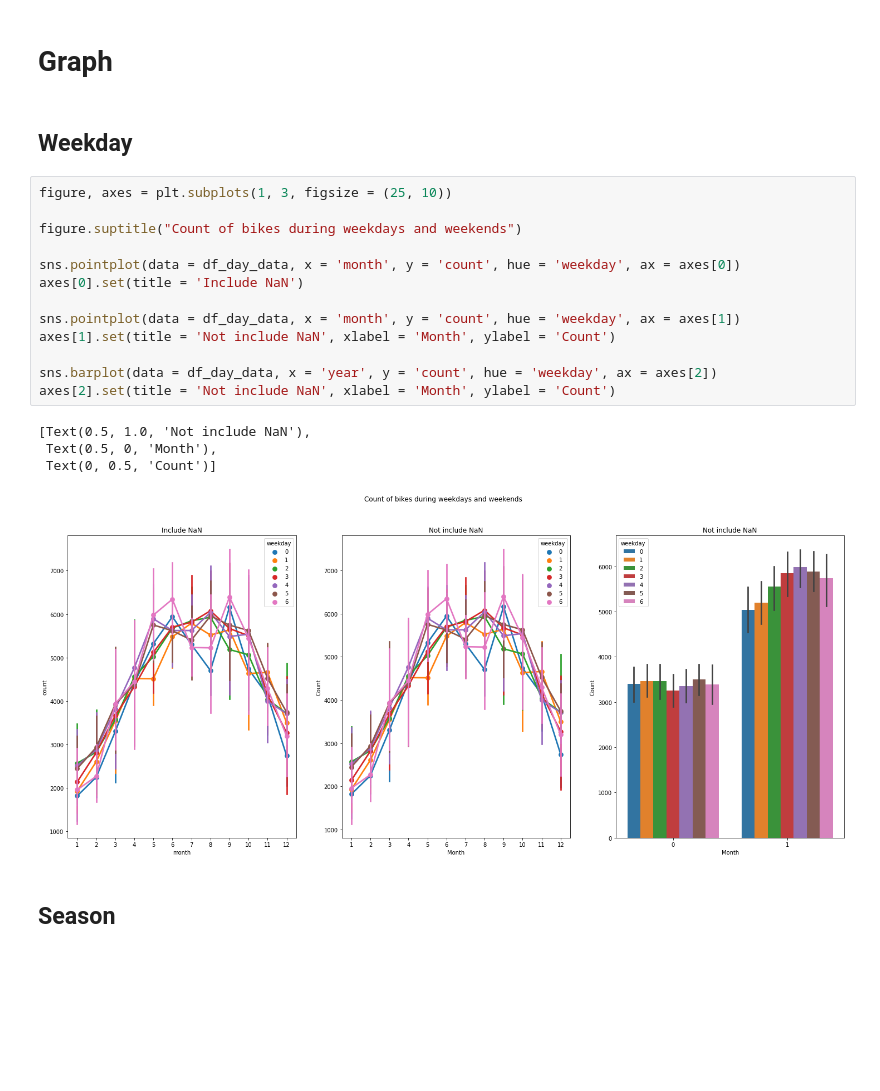
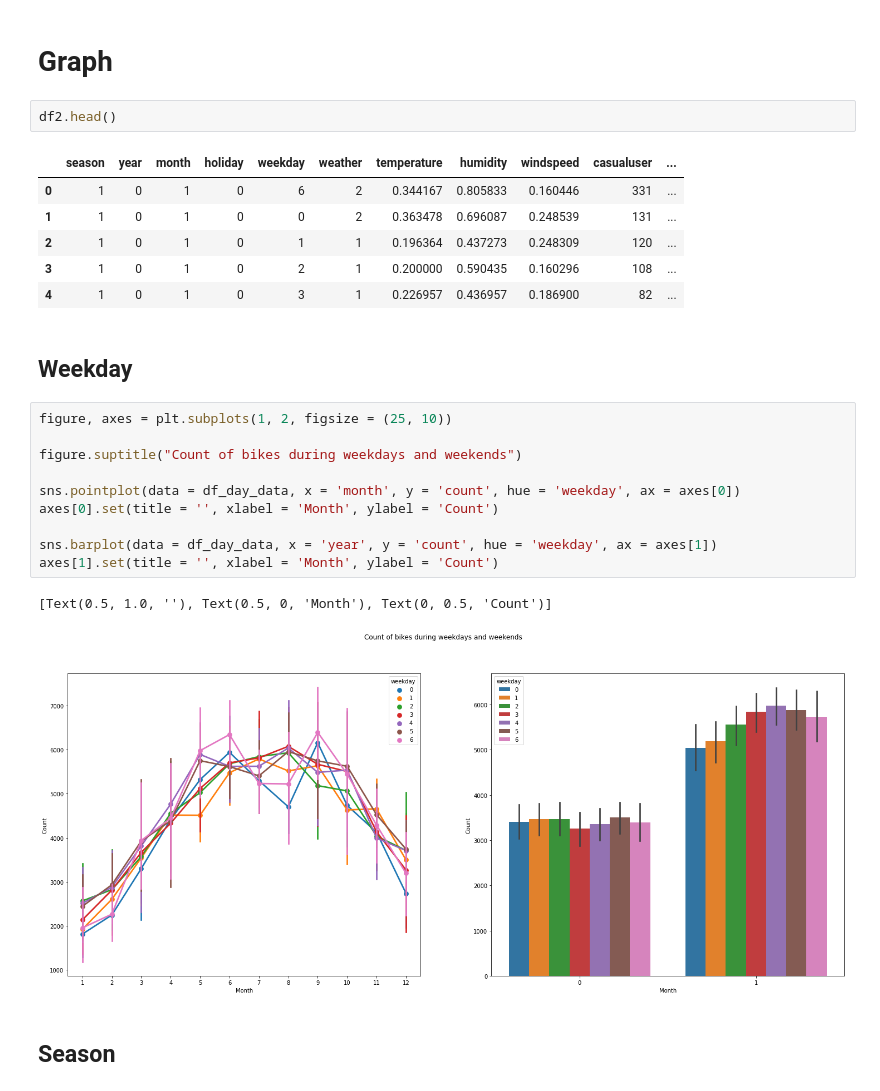
Before and after one commit to lianaling/bike-rental-forecast, a Jupyter notebook: notebooks/1.0 data-preprocessing.ipynb, the cells around one changed output. Drawn from its saved outputs; the diff is of its cells as text; blank space fills up the shorter version.

Commit message:
graph plotting done

```diff
--- a/notebooks/1.0 data-preprocessing.ipynb
+++ b/notebooks/1.0 data-preprocessing.ipynb
@@ -130,26 +230,30 @@ import matplotlib.pyplot as plt
 %matplotlib inline
 # %% [markdown]
 # Graph
+# %%
+df2.head()
+# %% [output]
+|  | season | year | month | holiday | weekday | weather | temperature | humidity | windspeed | casualuser | ... |
+| 0 | 1 | 0 | 1 | 0 | 6 | 2 | 0.344167 | 0.805833 | 0.160446 | 331 | ... |
+| 1 | 1 | 0 | 1 | 0 | 0 | 2 | 0.363478 | 0.696087 | 0.248539 | 131 | ... |
+| 2 | 1 | 0 | 1 | 0 | 1 | 1 | 0.196364 | 0.437273 | 0.248309 | 120 | ... |
+| 3 | 1 | 0 | 1 | 0 | 2 | 1 | 0.200000 | 0.590435 | 0.160296 | 108 | ... |
+| 4 | 1 | 0 | 1 | 0 | 3 | 1 | 0.226957 | 0.436957 | 0.186900 | 82 | ... |
 # %% [markdown]
 ## Weekday
 # %%
-figure, axes = plt.subplots(1, 3, figsize = (25, 10))
+figure, axes = plt.subplots(1, 2, figsize = (25, 10))
 
 figure.suptitle("Count of bikes during weekdays and weekends")
 
 sns.pointplot(data = df_day_data, x = 'month', y = 'count', hue = 'weekday', ax = axes[0])
-axes[0].set(title = 'Include NaN')
+axes[0].set(title = '', xlabel = 'Month', ylabel = 'Count')
 
-sns.pointplot(data = df_day_data, x = 'month', y = 'count', hue = 'weekday', ax = axes[1])
-axes[1].set(title = 'Not include NaN', xlabel = 'Month', ylabel = 'Count')
-
-sns.barplot(data = df_day_data, x = 'year', y = 'count', hue = 'weekday', ax = axes[2])
-axes[2].set(title = 'Not include NaN', xlabel = 'Month', ylabel = 'Count')
+sns.barplot(data = df_day_data, x = 'year', y = 'count', hue = 'weekday', ax = axes[1])
+axes[1].set(title = '', xlabel = 'Month', ylabel = 'Count')
 # %% [output]
-[Text(0.5, 1.0, 'Not include NaN'),
- Text(0.5, 0, 'Month'),
- Text(0, 0.5, 'Count')]
+[Text(0.5, 1.0, ''), Text(0.5, 0, 'Month'), Text(0, 0.5, 'Count')]
-[figure, old version]
+[figure, new version]
 # %% [markdown]
 ## Season
 # %%
```
Also changed, not shown: parts of 15 cells of this notebook.
